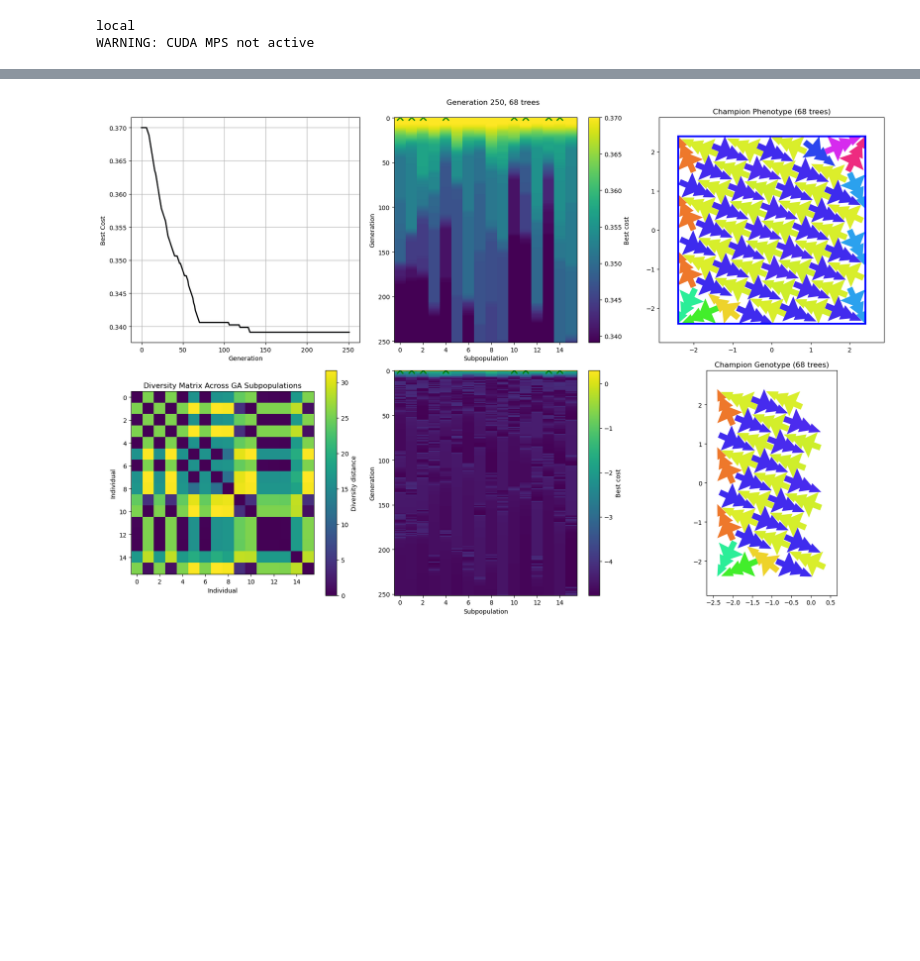
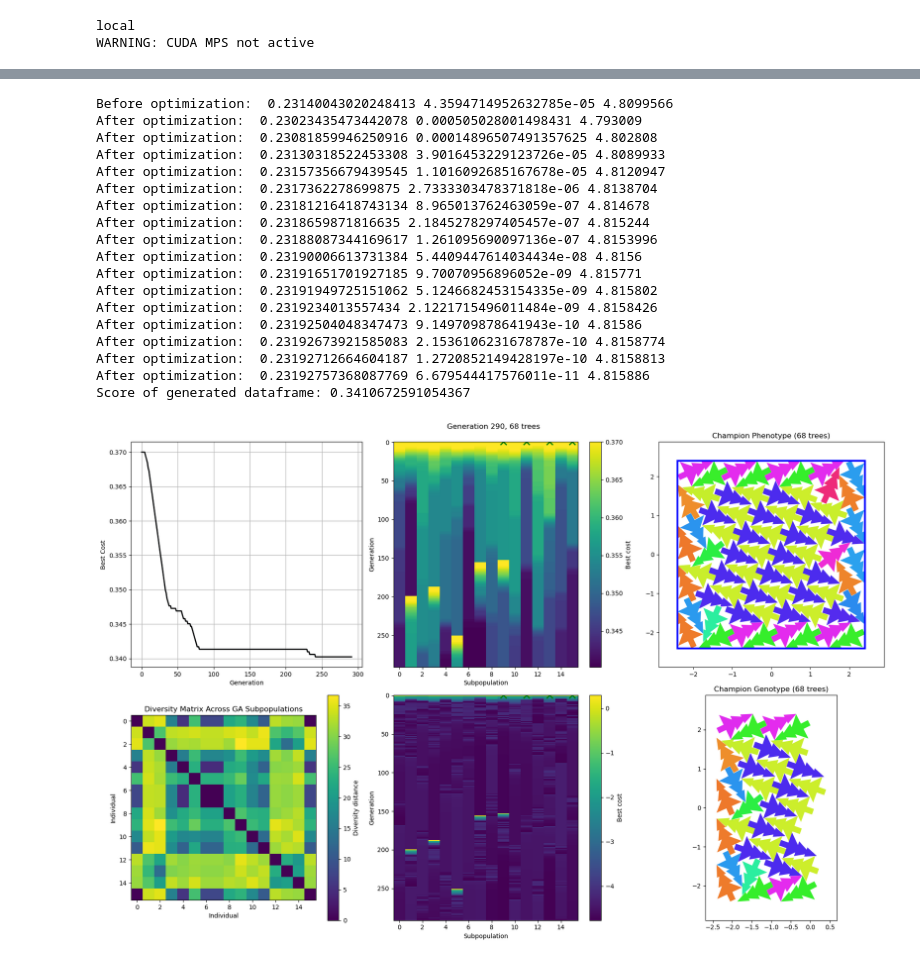
Before and after one commit to jcottaar/packing, a Jupyter notebook: analysis/test_ga.ipynb, the cells around one changed output, grey strips where cells are left out. Saved outputs shown, nothing was run; the diff lists cells and outputs as text; code cells hidden in the pictures; blank space fills up the shorter version.

```diff
--- a/analysis/test_ga.ipynb
+++ b/analysis/test_ga.ipynb
@@ -123,4 +85,22 @@ runner.plot_every = 10
 # %%
-# runner.run()
+runner.run()
 # %% [output]
+Before optimization:  0.23140043020248413 4.3594714952632785e-05 4.8099566
+After optimization:  0.23023435473442078 0.000505028001498431 4.793009
+After optimization:  0.23081859946250916 0.00014896507491357625 4.802808
+After optimization:  0.23130318522453308 3.9016453229123726e-05 4.8089933
+After optimization:  0.23157356679439545 1.1016092685167678e-05 4.8120947
+After optimization:  0.2317362278699875 2.7333303478371818e-06 4.8138704
+After optimization:  0.23181216418743134 8.965013762463059e-07 4.814678
+After optimization:  0.2318659871816635 2.1845278297405457e-07 4.815244
+After optimization:  0.23188087344169617 1.261095690097136e-07 4.8153996
+After optimization:  0.23190006613731384 5.4409447614034434e-08 4.8156
+After optimization:  0.23191651701927185 9.70070956896052e-09 4.815771
+After optimization:  0.23191949725151062 5.1246682453154335e-09 4.815802
+After optimization:  0.2319234013557434 2.1221715496011484e-09 4.8158426
+After optimization:  0.23192504048347473 9.149709878641943e-10 4.81586
+After optimization:  0.23192673921585083 2.1536106231678787e-10 4.8158774
+After optimization:  0.23192712664604187 1.2720852149428197e-10 4.8158813
+After optimization:  0.23192757368087769 6.679544417576011e-11 4.815886
+Score of generated dataframe: 0.3410672591054367
-[figure, old version]
+[figure, new version]
```
Also changed, not shown: parts of 3 cells of this notebook, 4 other files.
